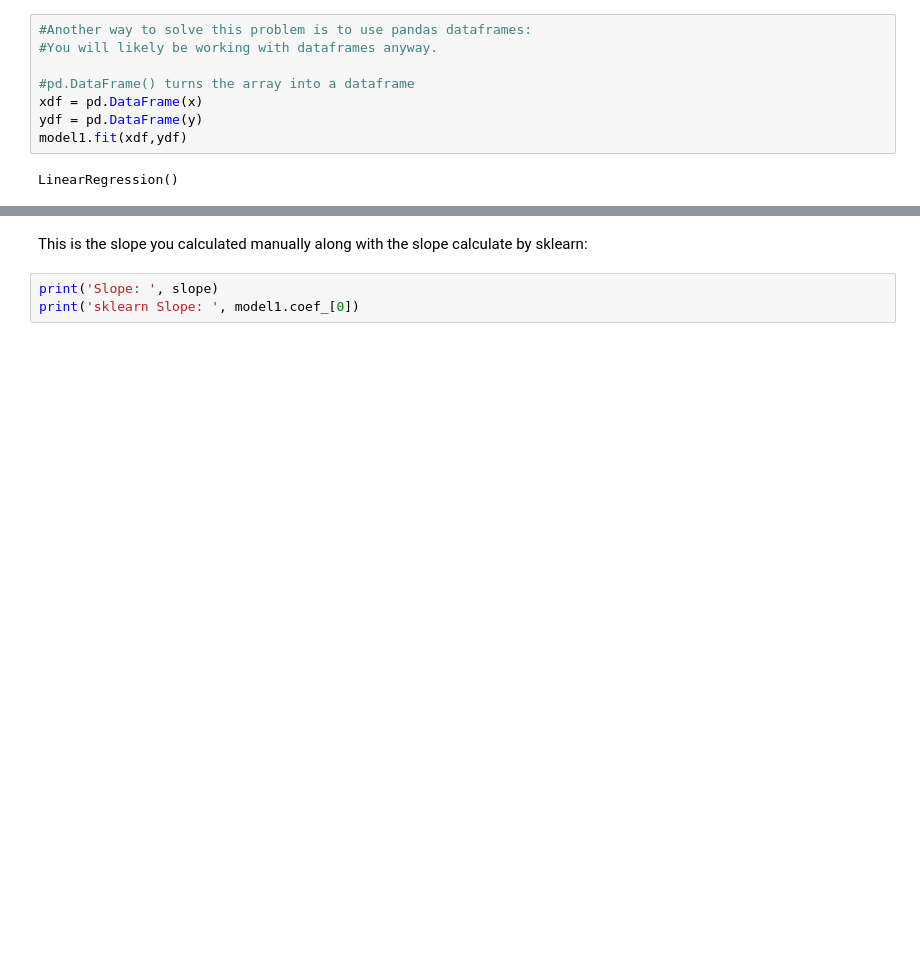
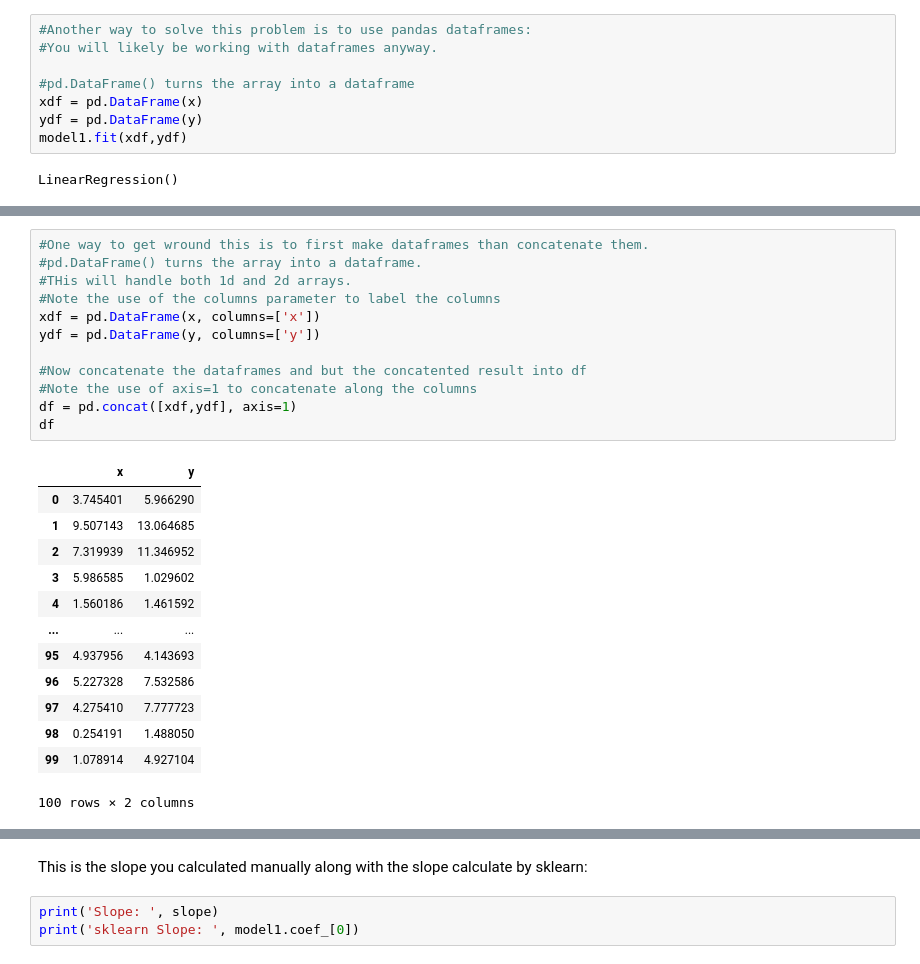
Before and after one commit to aleslab/PS4106_2023_24, a Jupyter notebook: week_8/basic_data_modeling.ipynb, the cells around one changed output, grey strips where cells are left out. Cells and saved outputs as stored; diff of their text form; blank space fills up the shorter version.

```diff
--- a/week_8/basic_data_modeling.ipynb
+++ b/week_8/basic_data_modeling.ipynb
@@ -179 +215,27 @@ LinearRegression()
+# %%
+#One way to get wround this is to first make dataframes than concatenate them.
+#pd.DataFrame() turns the array into a dataframe.
+#THis will handle both 1d and 2d arrays.
+#Note the use of the columns parameter to label the columns
+xdf = pd.DataFrame(x, columns=['x'])
+ydf = pd.DataFrame(y, columns=['y'])
+
+#Now concatenate the dataframes and but the concatented result into df
+#Note the use of axis=1 to concatenate along the columns
+df = pd.concat([xdf,ydf], axis=1)
+df
+# %% [output]
+|  | x | y |
+| 0 | 3.745401 | 5.966290 |
+| 1 | 9.507143 | 13.064685 |
+| 2 | 7.319939 | 11.346952 |
+| 3 | 5.986585 | 1.029602 |
+| 4 | 1.560186 | 1.461592 |
+| ... | ... | ... |
+| 95 | 4.937956 | 4.143693 |
+| 96 | 5.227328 | 7.532586 |
+| 97 | 4.275410 | 7.777723 |
+| 98 | 0.254191 | 1.488050 |
+| 99 | 1.078914 | 4.927104 |
+100 rows × 2 columns
 # %%
```
Also changed, not shown: parts of 16 cells of this notebook, 1 other file.
